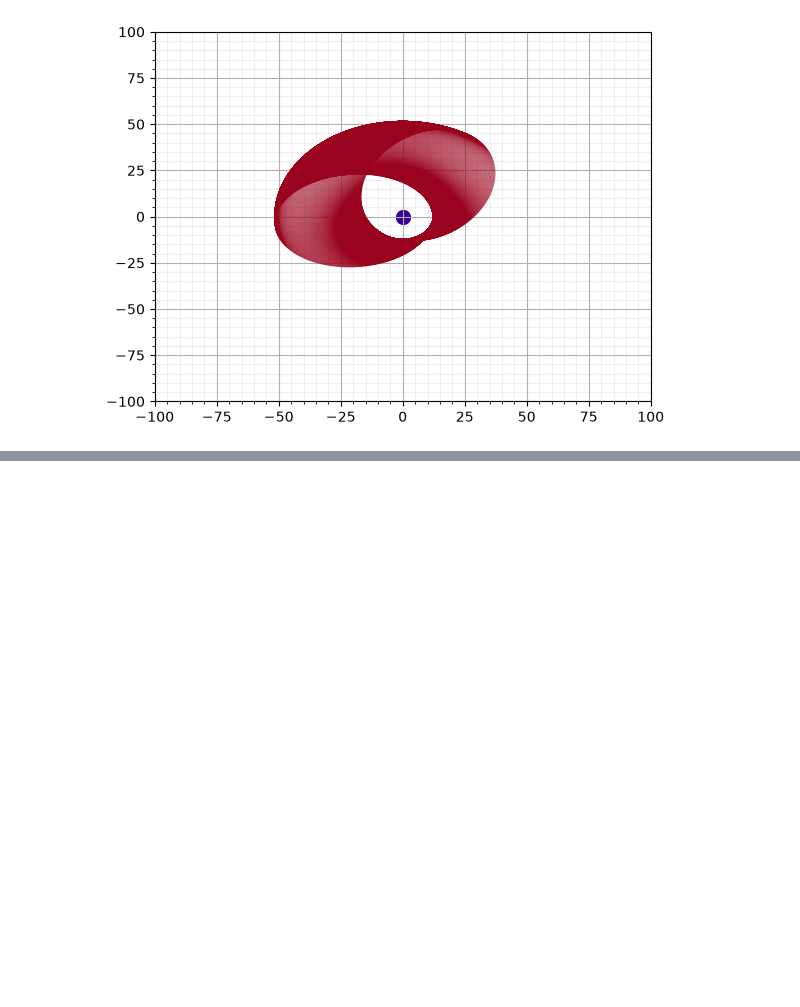
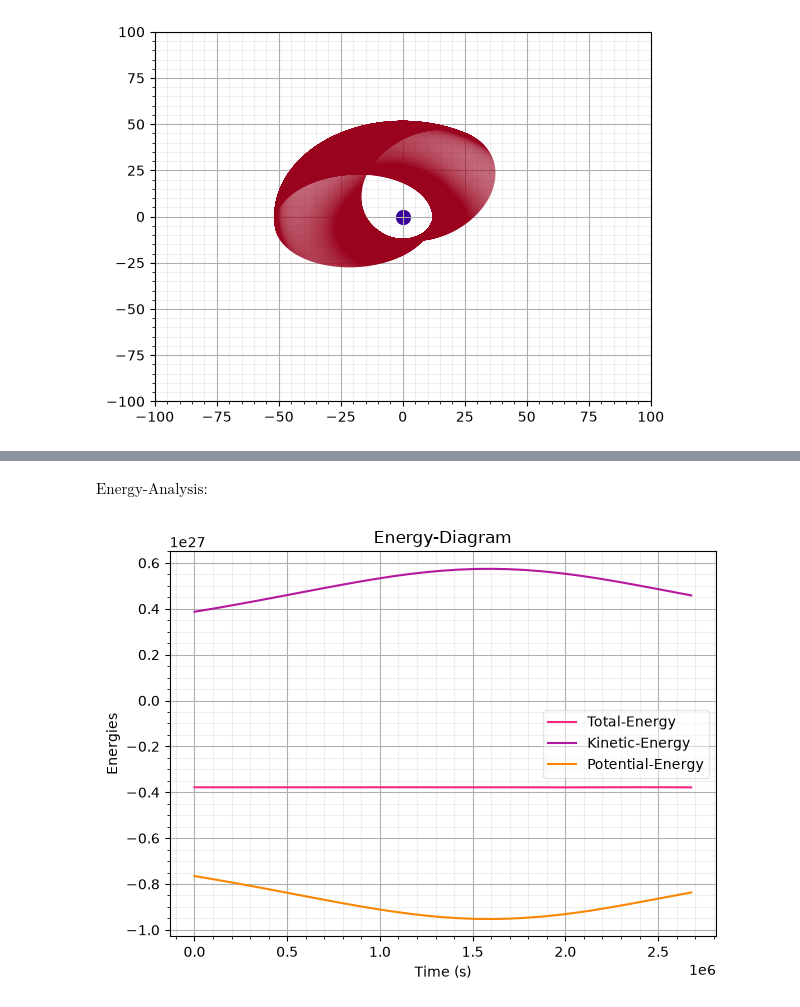
Before and after one commit to gsuparnajitphys-dotcom/Classical_mechanics_simulations, a Jupyter notebook: Central-force-motion/Jupyter/Perturbed-orbit.ipynb, the cells around one changed output, grey strips where cells are left out. Cells and saved outputs as stored; diff of their text form; code cells hidden in the pictures; blank space fills up the shorter version.

```diff
--- a/Central-force-motion/Jupyter/Perturbed-orbit.ipynb
+++ b/Central-force-motion/Jupyter/Perturbed-orbit.ipynb
@@ -79,0 +281,16 @@ plt.ylim(-100,100)
+# %% [markdown]
+$\text{Energy-Analysis:}$
+# %%
+plt.title("Energy-Diagram")
+plt.xlabel("Time (s)")
+plt.ylabel("Energies")
+plt.minorticks_on()
+plt.grid(which="minor",alpha=0.2)
+plt.grid(which="major")
+plt.plot(t_eval,U(sol)[0],color="#f72585",label="Total-Energy")
+plt.plot(t_eval,U(sol)[1],color="#b5179e",label="Kinetic-Energy")
+plt.plot(t_eval,U(sol)[2],color="#fb8500",label="Potential-Energy")
+plt.legend(framealpha=0.5,shadow=False)
+plt.tight_layout()
+# %% [output]
+[figure, added]
```
Also changed, not shown: parts of 12 cells of this notebook, 5 other files.
